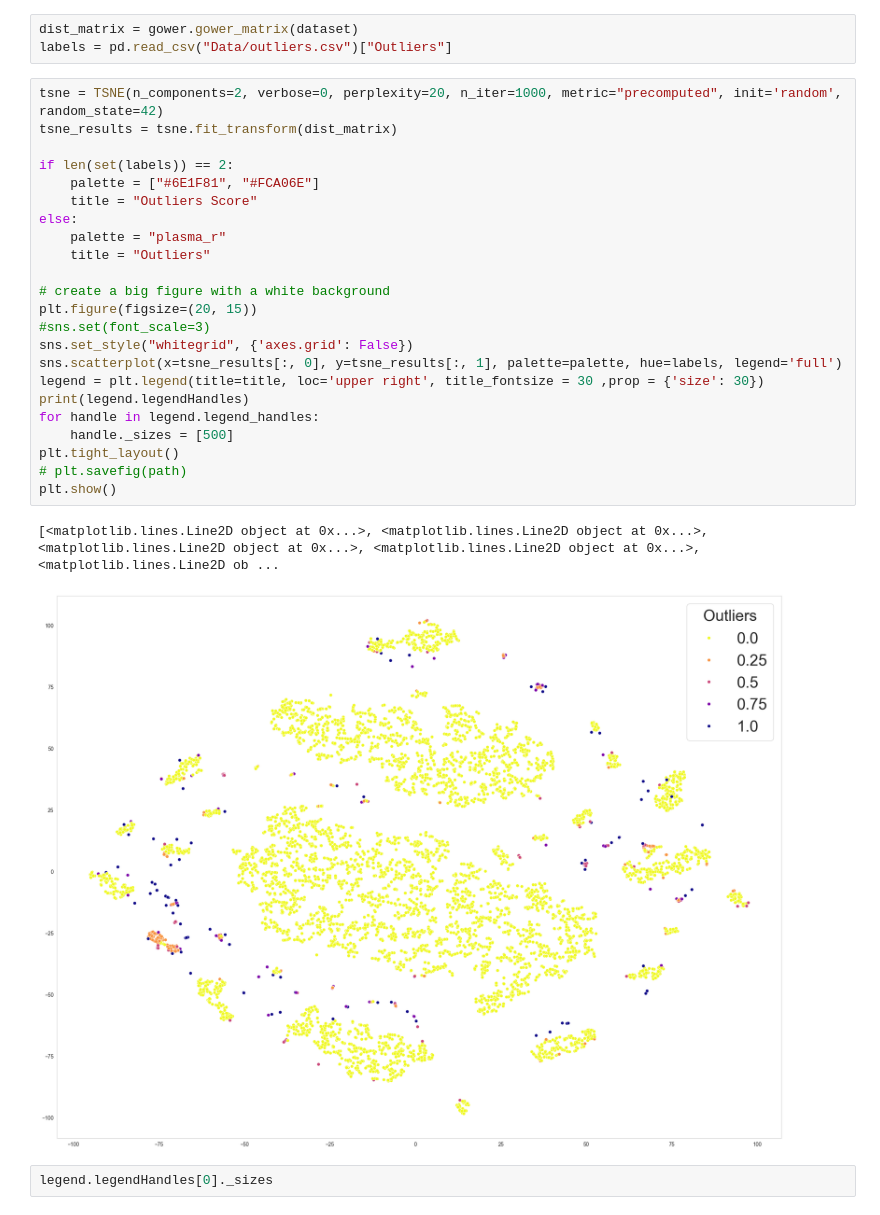
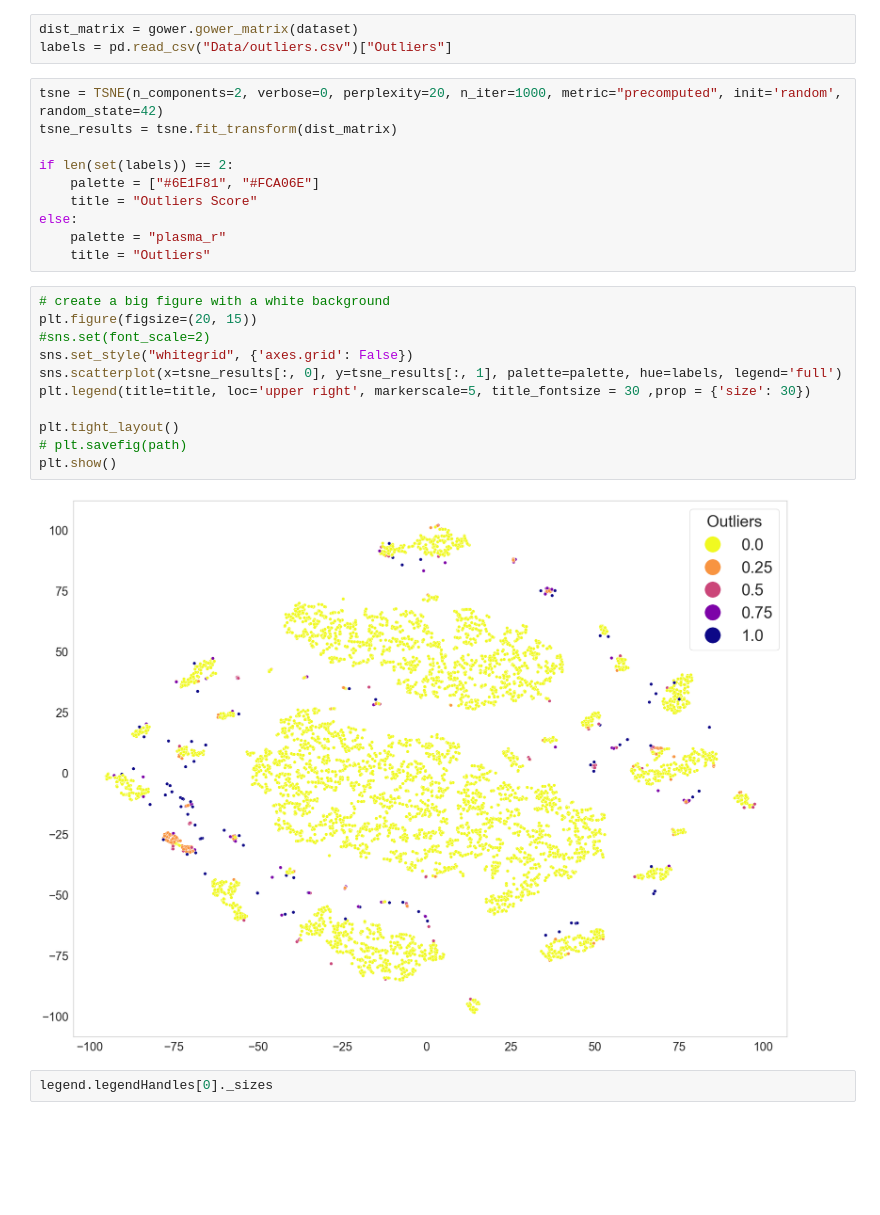
Before and after one commit to michelebanfi/anomaly-detection, a Jupyter notebook: project.ipynb, the cells around one changed output. Cells and saved outputs as stored; diff of their text form; blank space fills up the shorter version.

Commit message:
legend

```diff
--- a/project.ipynb
+++ b/project.ipynb
@@ -40,32 +40,29 @@ dataset
 # %%
 dist_matrix = gower.gower_matrix(dataset)
 labels = pd.read_csv("Data/outliers.csv")["Outliers"]
+# %%
+tsne = TSNE(n_components=2, verbose=0, perplexity=20, n_iter=1000, metric="precomputed", init='random', random_state=42)
+tsne_results = tsne.fit_transform(dist_matrix)
+
+if len(set(labels)) == 2:
+    palette = ["#6E1F81", "#FCA06E"]
+    title = "Outliers Score"
+else:
+    palette = "plasma_r"
+    title = "Outliers"
 # %%
-tsne = TSNE(n_components=2, verbose=0, perplexity=20, n_iter=1000, metric="precomputed", init='random', random_state=42)
-tsne_results = tsne.fit_transform(dist_matrix)
-
-if len(set(labels)) == 2:
-    palette = ["#6E1F81", "#FCA06E"]
-    title = "Outliers Score"
-else:
-    palette = "plasma_r"
-    title = "Outliers"
-
 # create a big figure with a white background
 plt.figure(figsize=(20, 15))
-#sns.set(font_scale=3)
+#sns.set(font_scale=2)
 sns.set_style("whitegrid", {'axes.grid': False})
 sns.scatterplot(x=tsne_results[:, 0], y=tsne_results[:, 1], palette=palette, hue=labels, legend='full')
-legend = plt.legend(title=title, loc='upper right', title_fontsize = 30 ,prop = {'size': 30})
-print(legend.legendHandles)
-for handle in legend.legend_handles:
-    handle._sizes = [500]
+plt.legend(title=title, loc='upper right', markerscale=5, title_fontsize = 30 ,prop = {'size': 30})
+
 plt.tight_layout()
 # plt.savefig(path)
 plt.show()
 # %% [output]
-[<matplotlib.lines.Line2D object at 0x...>, <matplotlib.lines.Line2D object at 0x...>, <matplotlib.lines.Line2D object at 0x...>, <matplotlib.lines.Line2D object at 0x...>, <matplotlib.lines.Line2D ob ...
-[figure, old version]
+[figure, new version]
 # %%
 legend.legendHandles[0]._sizes
 # %% [output]
```
Also changed, not shown: 7 other files.
